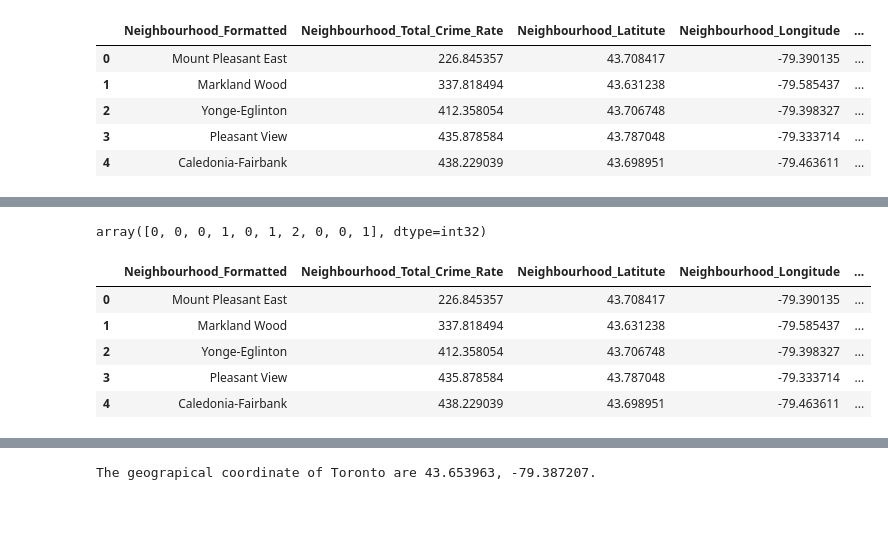
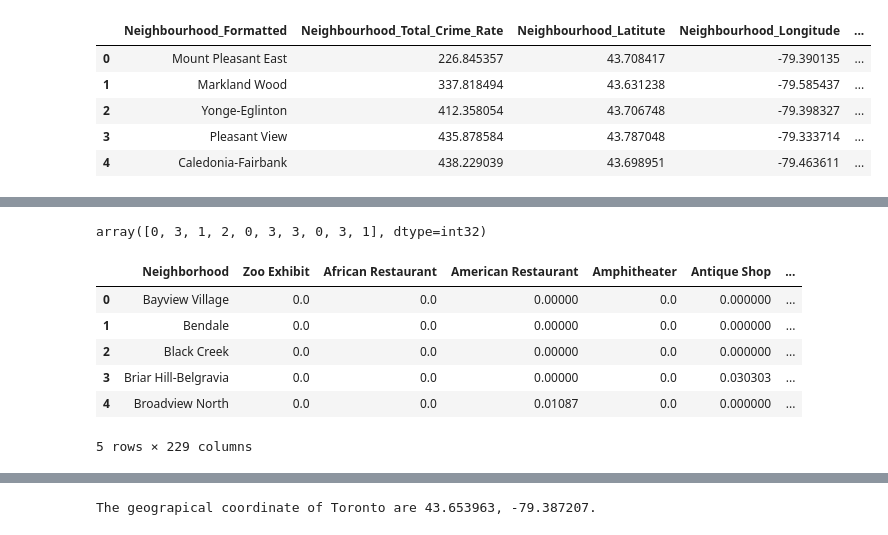
Before and after one commit to ldiazm/coursera-applied-data-science-capstone, a Jupyter notebook: The Battle of Neighborhoods (Week 2).ipynb, the cells around one changed output, grey strips where cells are left out. Saved outputs shown, nothing was run; the diff lists cells and outputs as text; code cells hidden in the pictures.

```diff
--- a/The Battle of Neighborhoods (Week 2).ipynb
+++ b/The Battle of Neighborhoods (Week 2).ipynb
@@ -547,0 +623,2 @@ toronto_venues.head()
+# %%
+toronto_venues_valid = toronto_valid_Neighbourhood.merge(toronto_venues, on='Neighbourhood', how = 'inner')
@@ -549,10 +630,10 @@ toronto_venues.head()
 ### Analyze Each Neighborhood
 # %%
 # one hot encoding
-toronto_onehot = pd.get_dummies(toronto_venues[['Venue Category']], prefix="", prefix_sep="")
+toronto_onehot = pd.get_dummies(toronto_venues_valid[['Venue Category']], prefix="", prefix_sep="")
 
 # add neighborhood column back to dataframe
-toronto_onehot['Neighborhood'] = toronto_venues['Neighbourhood']
+toronto_onehot['Neighborhood'] = toronto_venues_valid['Neighbourhood']
 
 # move neighborhood column to the first column
 fixed_columns = [toronto_onehot.columns[-1]] + list(toronto_onehot.columns[:-1])
@@ -665,8 +717,8 @@ df_Toronto_Crime_temp.head()
 | 3 | Pleasant View | 435.878584 | 43.787048 | -79.333714 | ... |
 | 4 | Caledonia-Fairbank | 438.229039 | 43.698951 | -79.463611 | ... |
 # %%
-#pd.merge(a, b, left_on = 'a_col', right_on = 'b_col', how = 'left')
-toronto_grouped_merge = pd.merge(toronto_grouped, df_Toronto_Crime_temp, left_on = 'Neighborhood', right_on = 'Neighbourhood_Formatted', how = 'inner')
+# Merge datasets
+toronto_grouped_merge = pd.merge(toronto_grouped, df_Toronto_Crime_AirBnb, left_on = 'Neighborhood', right_on = 'Neighbourhood_Formatted', how = 'inner')
 # %%
 toronto_grouped_merge.head()
 # %% [output]
@@ -695,29 +751,33 @@ toronto_grouped_clustering.head()
+# %%
+# import k-means from clustering stage
+from sklearn.cluster import KMeans
+
+# set number of clusters
+kclusters = 4
 # %%
-# set number of clusters
-kclusters = 3
-
 # run k-means clustering
 kmeans = KMeans(n_clusters=kclusters, random_state=0).fit(toronto_grouped_clustering)
 
 # check cluster labels generated for each row in the dataframe
 kmeans.labels_[0:10]
 # %% [output]
-array([0, 0, 0, 1, 0, 1, 2, 0, 0, 1], dtype=int32)
+array([0, 3, 1, 2, 0, 3, 3, 0, 3, 1], dtype=int32)
 # %%
 #Let's create a new dataframe that includes the cluster as well as the top 10 venues for each neighborhood.
-#
+##
 
-toronto_merged = df_Toronto_Crime_temp
+toronto_merged = toronto_grouped_merge # df_Toronto_Crime_temp
 # add clustering labels
 toronto_merged['Cluster Labels'] = kmeans.labels_
 toronto_merged.head()
 # %% [output]
-|  | Neighbourhood_Formatted | Neighbourhood_Total_Crime_Rate | Neighbourhood_Latitute | Neighbourhood_Longitude | ... |
-| 0 | Mount Pleasant East | 226.845357 | 43.708417 | -79.390135 | ... |
-| 1 | Markland Wood | 337.818494 | 43.631238 | -79.585437 | ... |
-| 2 | Yonge-Eglinton | 412.358054 | 43.706748 | -79.398327 | ... |
-| 3 | Pleasant View | 435.878584 | 43.787048 | -79.333714 | ... |
-| 4 | Caledonia-Fairbank | 438.229039 | 43.698951 | -79.463611 | ... |
+|  | Neighborhood | Zoo Exhibit | African Restaurant | American Restaurant | Amphitheater | Antique Shop | ... |
+| 0 | Bayview Village | 0.0 | 0.0 | 0.00000 | 0.0 | 0.000000 | ... |
+| 1 | Bendale | 0.0 | 0.0 | 0.00000 | 0.0 | 0.000000 | ... |
+| 2 | Black Creek | 0.0 | 0.0 | 0.00000 | 0.0 | 0.000000 | ... |
+| 3 | Briar Hill-Belgravia | 0.0 | 0.0 | 0.00000 | 0.0 | 0.030303 | ... |
+| 4 | Broadview North | 0.0 | 0.0 | 0.01087 | 0.0 | 0.000000 | ... |
+5 rows × 229 columns
 # %%
 # merge toronto_grouped with toronto_data to add latitude/longitude for each neighborhood
 toronto_merged = toronto_merged.join(neighborhoods_venues_sorted.set_index('Neighborhood'), on='Neighbourhood_Formatted')
```
Also changed, not shown: parts of 51 cells of this notebook.
